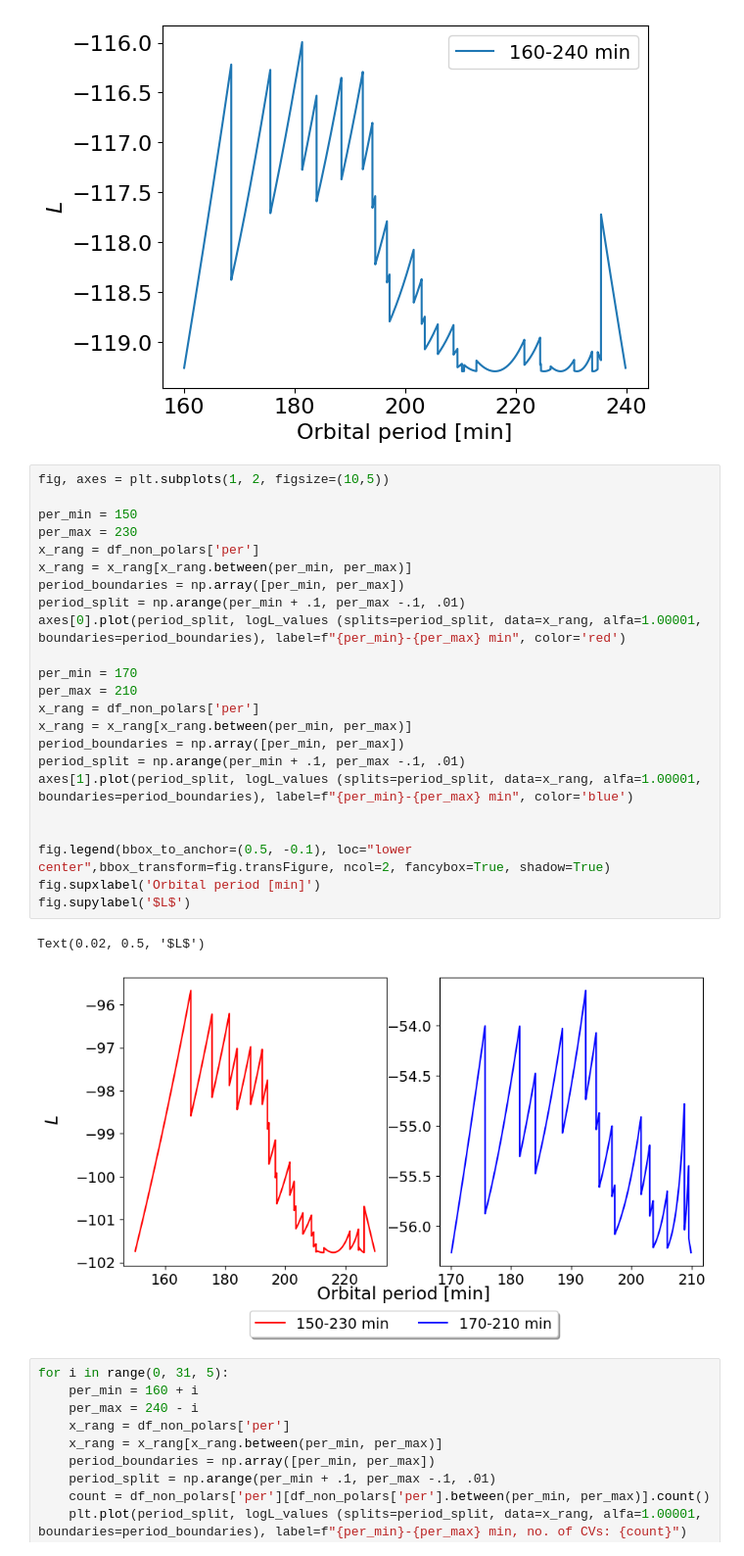
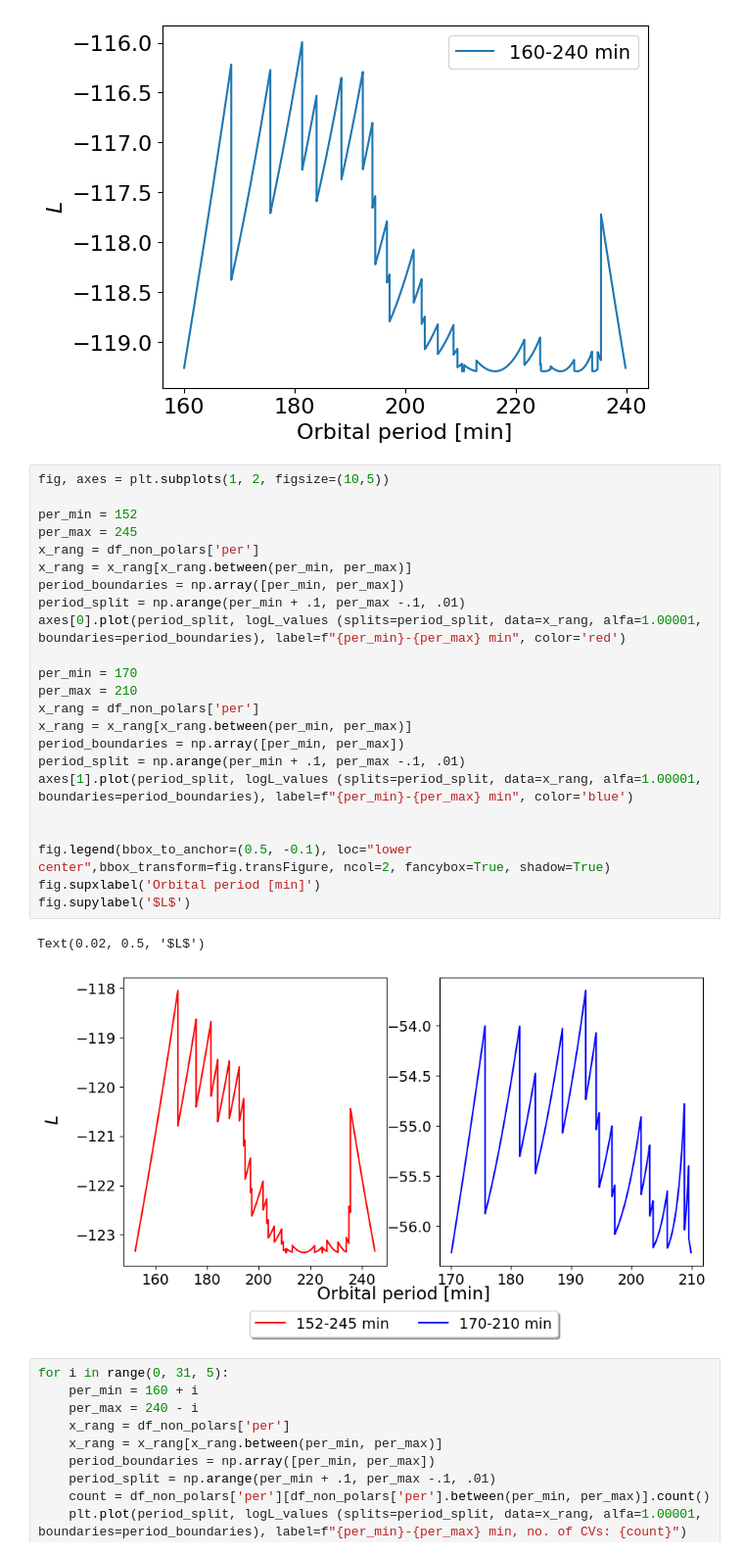
Before and after one commit to wknop/licencjat, a Jupyter notebook: notebook1.ipynb, the cells around one changed output. Shown at 98% size. Cells and saved outputs as stored; diff of their text form.

```diff
--- a/notebook1.ipynb
+++ b/notebook1.ipynb
@@ -345,29 +345,29 @@ plt.legend()
 # %%
 fig, axes = plt.subplots(1, 2, figsize=(10,5))
 
-per_min = 150
-per_max = 230
+per_min = 152
+per_max = 245
 x_rang = df_non_polars['per']
 x_rang = x_rang[x_rang.between(per_min, per_max)]
 period_boundaries = np.array([per_min, per_max])
 period_split = np.arange(per_min + .1, per_max -.1, .01)
 axes[0].plot(period_split, logL_values (splits=period_split, data=x_rang, alfa=1.00001, boundaries=period_boundaries), label=f"{per_min}-{per_max} min", color='red')
 
 per_min = 170
 per_max = 210
 x_rang = df_non_polars['per']
 x_rang = x_rang[x_rang.between(per_min, per_max)]
 period_boundaries = np.array([per_min, per_max])
 period_split = np.arange(per_min + .1, per_max -.1, .01)
 axes[1].plot(period_split, logL_values (splits=period_split, data=x_rang, alfa=1.00001, boundaries=period_boundaries), label=f"{per_min}-{per_max} min", color='blue')
 
 
 fig.legend(bbox_to_anchor=(0.5, -0.1), loc="lower center",bbox_transform=fig.transFigure, ncol=2, fancybox=True, shadow=True)
 fig.supxlabel('Orbital period [min]')
 fig.supylabel('$L$')
 # %% [output]
 Text(0.02, 0.5, '$L$')
-[figure, old version]
+[figure, new version]
 # %%
 for i in range(0, 31, 5):
     per_min = 160 + i
```
Also changed, not shown: parts of 1 cell of this notebook, 1 other file.
